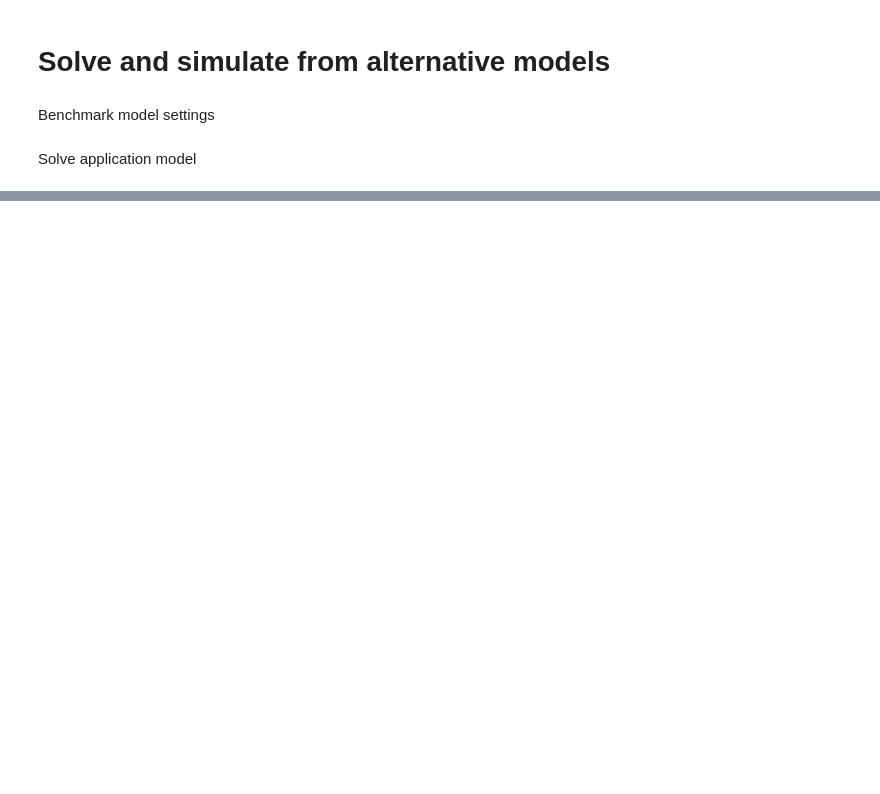
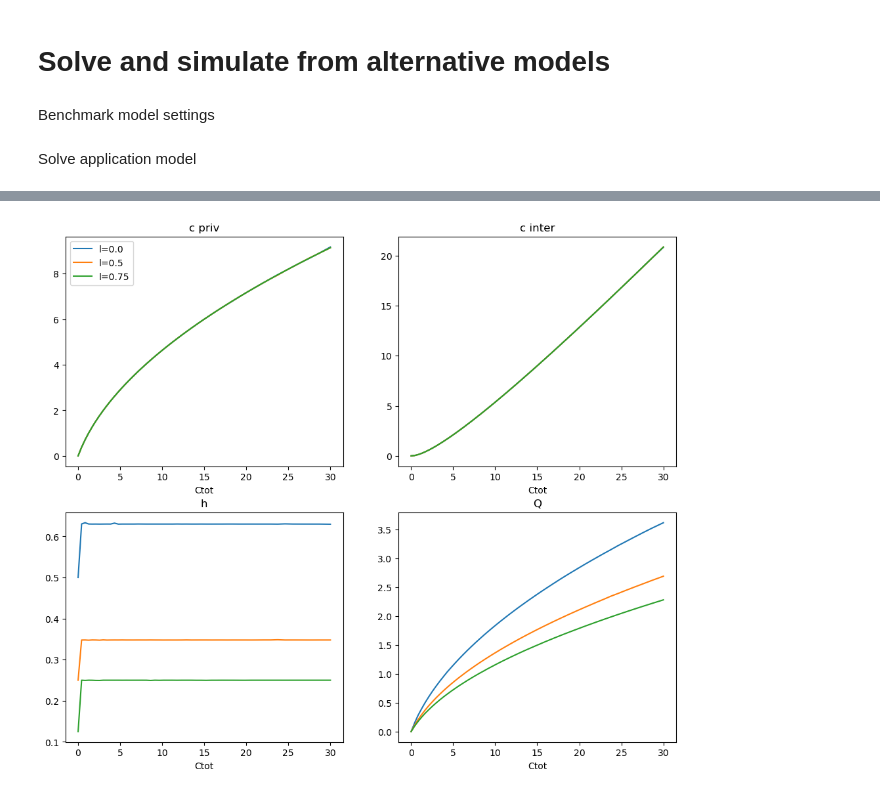
Before and after one commit to ThomasHJorgensen/FastBargaining, a Jupyter notebook: Application/01. Application Test.ipynb, the cells around one changed output, grey strips where cells are left out. Saved outputs shown, nothing was run; the diff lists cells and outputs as text; code cells hidden in the pictures; blank space fills up the shorter version.

Commit message:
build: intratemporal precomputation for singles

```diff
--- a/Application/01. Application Test.ipynb
+++ b/Application/01. Application Test.ipynb
@@ -4,6 +4,7 @@
 
 import numpy as np
 from time import time
+import matplotlib.pyplot as plt
 
 import DynamicTimeAllocationModel
 
@@ -11,7 +12,7 @@ path = 'output/'
 
 # c++ settings
 do_compile = True
-threads = 20
+threads = 1
 
 # from EconModel import cpptools
 # cpptools.setup_nlopt(folder='cppfuncs/', do_print=True)
@@ -39,3 +23,19 @@ settings = {
+# %%
+settings = {
+       'T':20,
+       'num_A': 10,
+       'num_K': 10,
+       'num_power': 11,
+       'num_love': 10,
+
+       'num_Ctot': 50,
+
+       'phi_w': 1.0,
+       'phi_m': 1.0,
+
+       'threads':threads,
+       'do_egm': True,
+       }
 # %% [markdown]
 Solve application model
 # %%
@@ -47,0 +52,22 @@ Wall time: 552 ms
+# %%
+fig, ax = plt.subplots(2,2, figsize=(12,10))
+
+for i,l in enumerate(model.par.grid_l):
+    ax[0,0].plot(model.par.grid_Ctot, model.sol.pre_Cw_priv_single[i,:], label=f'l={l}')
+    ax[0,0].set_title('c priv')
+    ax[0,0].set_xlabel('Ctot')
+    ax[0,0].legend()
+
+    ax[0,1].plot(model.par.grid_Ctot, model.sol.pre_Cw_inter_single[i,:], label=f'l={l}')
+    ax[0,1].set_title('c inter')
+    ax[0,1].set_xlabel('Ctot')
+
+    ax[1,0].plot(model.par.grid_Ctot, model.sol.pre_hw_single[i,:], label=f'l={l}')
+    ax[1,0].set_title('h')
+    ax[1,0].set_xlabel('Ctot')
+
+    ax[1,1].plot(model.par.grid_Ctot, model.sol.pre_Qw_single[i,:], label=f'l={l}')
+    ax[1,1].set_title('Q')
+    ax[1,1].set_xlabel('Ctot')
+# %% [output]
+[figure, added]
```
Also changed, not shown: parts of 3 cells of this notebook, 5 other files.
